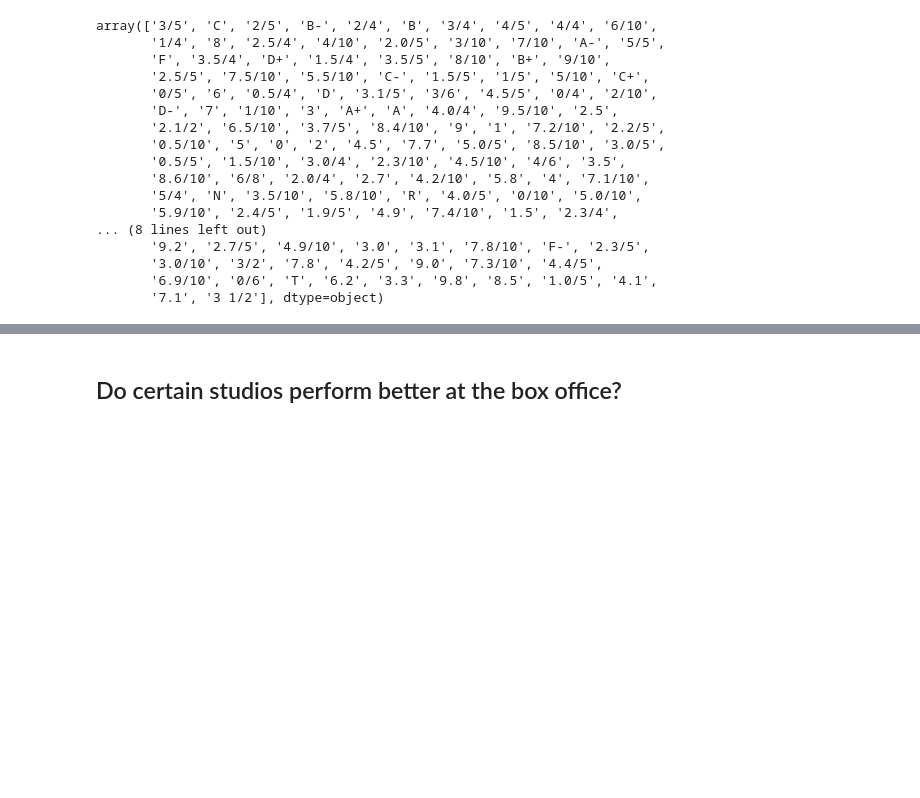
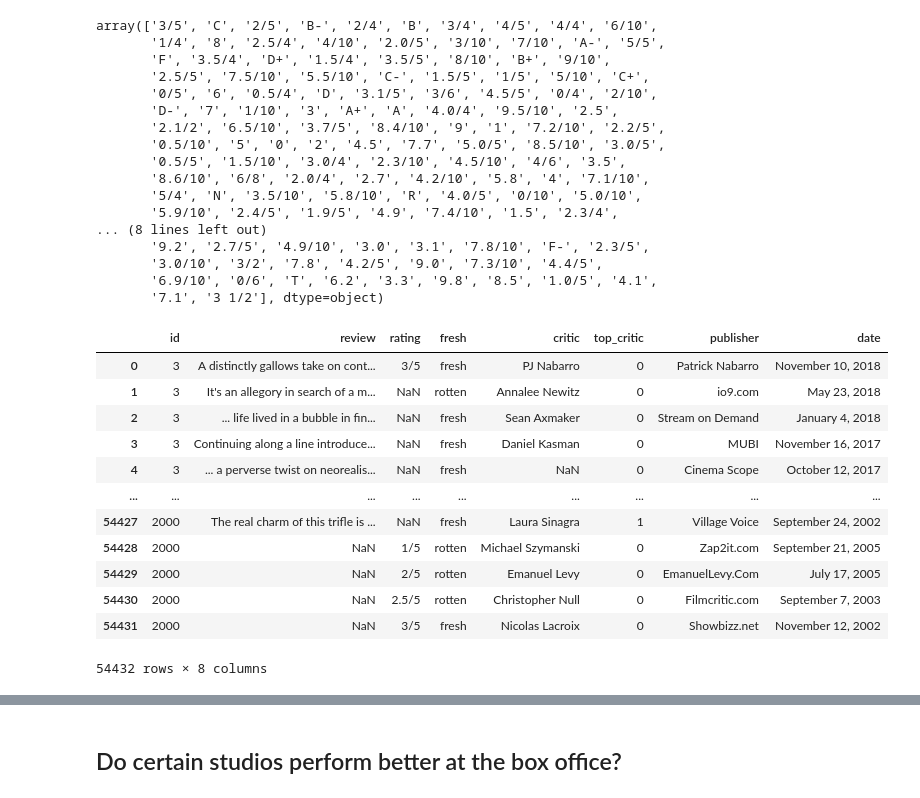
Before and after one commit to learn-co-curriculum/dsc-ai-academy-semester1-capstone, a Jupyter notebook: Data Exploration.ipynb, the cells around one changed output, grey strips where cells are left out. Drawn from its saved outputs; the diff is of its cells as text; code cells hidden in the pictures; blank space fills up the shorter version.

```diff
--- a/Data Exploration.ipynb
+++ b/Data Exploration.ipynb
@@ -587,0 +615,16 @@ ratings
+# %%
+movies_reviews
+# %% [output]
+|  | id | review | rating | fresh | critic | top_critic | publisher | date |
+| 0 | 3 | A distinctly gallows take on cont... | 3/5 | fresh | PJ Nabarro | 0 | Patrick Nabarro | November 10, 2018 |
+| 1 | 3 | It's an allegory in search of a m... | NaN | rotten | Annalee Newitz | 0 | io9.com | May 23, 2018 |
+| 2 | 3 | ... life lived in a bubble in fin... | NaN | fresh | Sean Axmaker | 0 | Stream on Demand | January 4, 2018 |
+| 3 | 3 | Continuing along a line introduce... | NaN | fresh | Daniel Kasman | 0 | MUBI | November 16, 2017 |
+| 4 | 3 | ... a perverse twist on neorealis... | NaN | fresh | NaN | 0 | Cinema Scope | October 12, 2017 |
+| ... | ... | ... | ... | ... | ... | ... | ... | ... |
+| 54427 | 2000 | The real charm of this trifle is ... | NaN | fresh | Laura Sinagra | 1 | Village Voice | September 24, 2002 |
+| 54428 | 2000 | NaN | 1/5 | rotten | Michael Szymanski | 0 | Zap2it.com | September 21, 2005 |
+| 54429 | 2000 | NaN | 2/5 | rotten | Emanuel Levy | 0 | EmanuelLevy.Com | July 17, 2005 |
+| 54430 | 2000 | NaN | 2.5/5 | rotten | Christopher Null | 0 | Filmcritic.com | September 7, 2003 |
+| 54431 | 2000 | NaN | 3/5 | fresh | Nicolas Lacroix | 0 | Showbizz.net | November 12, 2002 |
+54432 rows × 8 columns
```
Also changed, not shown: parts of 9 cells of this notebook.
